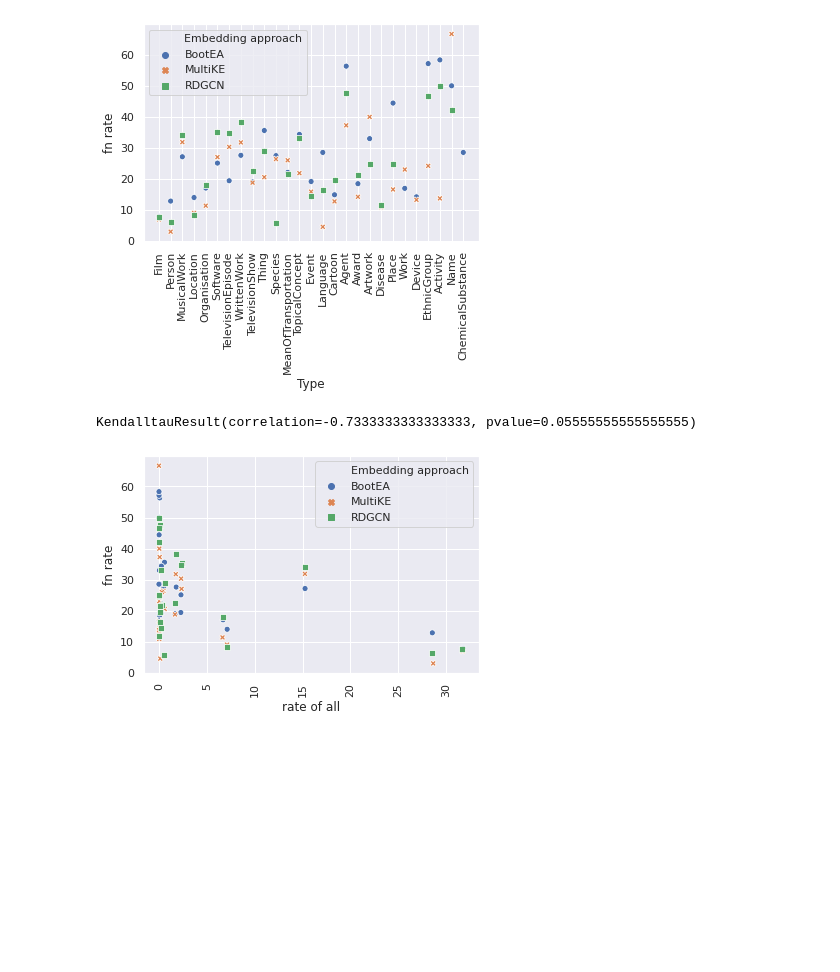
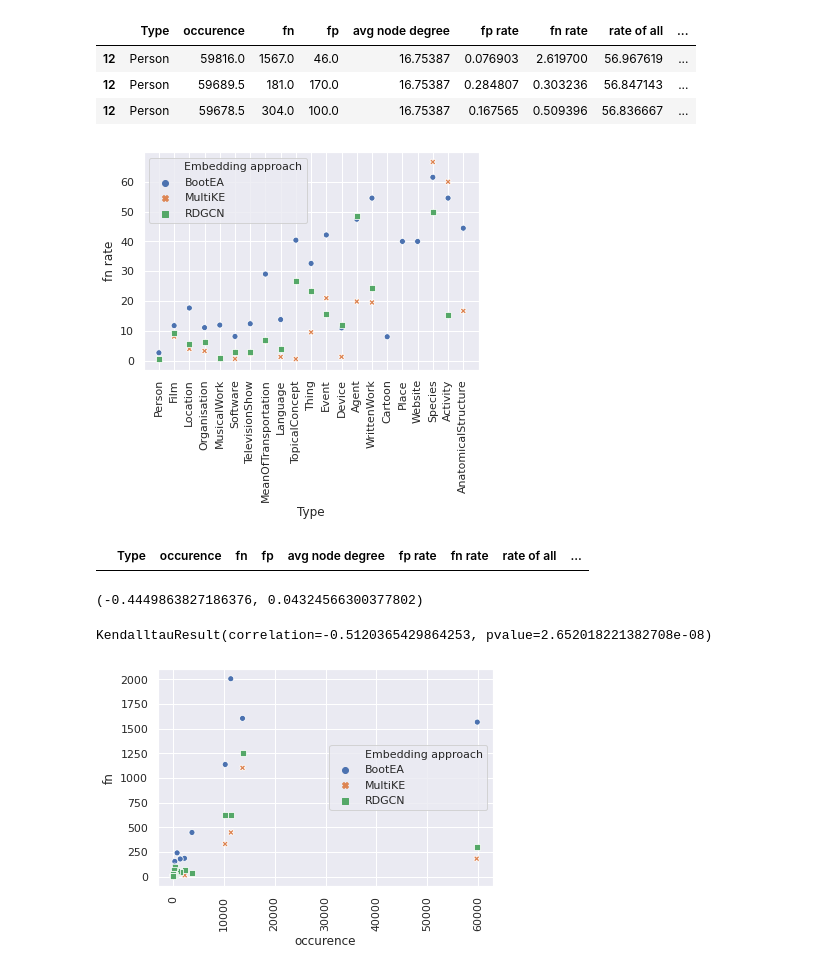
Before and after one commit to jonathanschuchart/eager, a Jupyter notebook: src/analysis/TypeAnalysis.ipynb, the cells around one changed output. Cells and saved outputs as stored; diff of their text form; code cells hidden in the pictures; blank space fills up the shorter version.

Commit message:
Fix problem with non-deterministic type assignments

```diff
--- a/src/analysis/TypeAnalysis.ipynb
+++ b/src/analysis/TypeAnalysis.ipynb
@@ -15,27 +15,42 @@ from quality.analyze_types import create_typed_predictions, get_entity_node_degr
 sns.set()
 # %%
 embedding_approaches = ["BootEA","MultiKE","RDGCN"]
-dataset_name = "D_W_15K_V1"
-type_files = sorted([i for i in glob.iglob(f"../../data/OpenEA/typed_links/datasets/{dataset_name}/721_5fold/*/typed_test")])
+dataset_name = "EN_DE_15K_V1"
+type_files = sorted([i for i in glob.iglob(f"/home/dobraczka/Downloads/git/er-embedding-benchmark/data/OpenEA/typed_links/datasets/{dataset_name}/721_5fold/*/typed_test")])
 # %%
-combined = create_combined_over_embeddings(embedding_approaches, dataset_name, type_files,"../../data/")
+combined = create_combined_over_embeddings(embedding_approaches, dataset_name, type_files,"/home/dobraczka/Downloads/git/er-embedding-benchmark/data/")
+# %%
+combined[combined["Type"] == "Person"]
+# %% [output]
+|  | Type | occurence | fn | fp | avg node degree | fp rate | fn rate | rate of all | ... |
+| 12 | Person | 59816.0 | 1567.0 | 46.0 | 16.75387 | 0.076903 | 2.619700 | 56.967619 | ... |
+| 12 | Person | 59689.5 | 181.0 | 170.0 | 16.75387 | 0.284807 | 0.303236 | 56.847143 | ... |
+| 12 | Person | 59678.5 | 304.0 | 100.0 | 16.75387 | 0.167565 | 0.509396 | 56.836667 | ... |
 # %%
 g = sns.scatterplot(x="Type",y="fn rate",hue="Embedding approach",style="Embedding approach",data=combined)
 for label in g.get_xticklabels():
     label.set_rotation(90)
 # %% [output]
-[figure, old version]
+[figure, new version]
+# %%
+combined[combined["Type"] == "SportsSeason"]
+# %% [output]
+|  | Type | occurence | fn | fp | avg node degree | fp rate | fn rate | rate of all | ... |
 # %%
 bootea = combined[combined["Embedding approach"]=="BootEA"]
 rdgcn = combined[combined["Embedding approach"]=="RDGCN"]
 multike = combined[combined["Embedding approach"]=="MultiKE"]
 # %%
-stats.kendalltau(bootea[bootea["fp rate"].notna()]["fp rate"], bootea[bootea["fp rate"].notna()]["rate of all"])
+stats.pearsonr(bootea[bootea["fn rate"].notna()]["fn rate"], bootea[bootea["fn rate"].notna()]["rate of all"])
 # %% [output]
-KendalltauResult(correlation=-0.7333333333333333, pvalue=0.05555555555555555)
+(-0.4449863827186376, 0.04324566300377802)
+# %%
+stats.kendalltau(combined[combined["fn rate"].notna()]["fn rate"], combined[combined["fn rate"].notna()]["rate of all"])
+# %% [output]
+KendalltauResult(correlation=-0.5120365429864253, pvalue=2.652018221382708e-08)
 # %%
-g = sns.scatterplot(x="rate of all",y="fn rate",hue="Embedding approach",style="Embedding approach",data=combined)
+g = sns.scatterplot(x="occurence",y="fn", hue="Embedding approach", style="Embedding approach", data=combined)
 for label in g.get_xticklabels():
     label.set_rotation(90)
 # %% [output]
-[figure, old version]
+[figure, new version]
```
Also changed, not shown: parts of 8 cells of this notebook, 1 other file.
